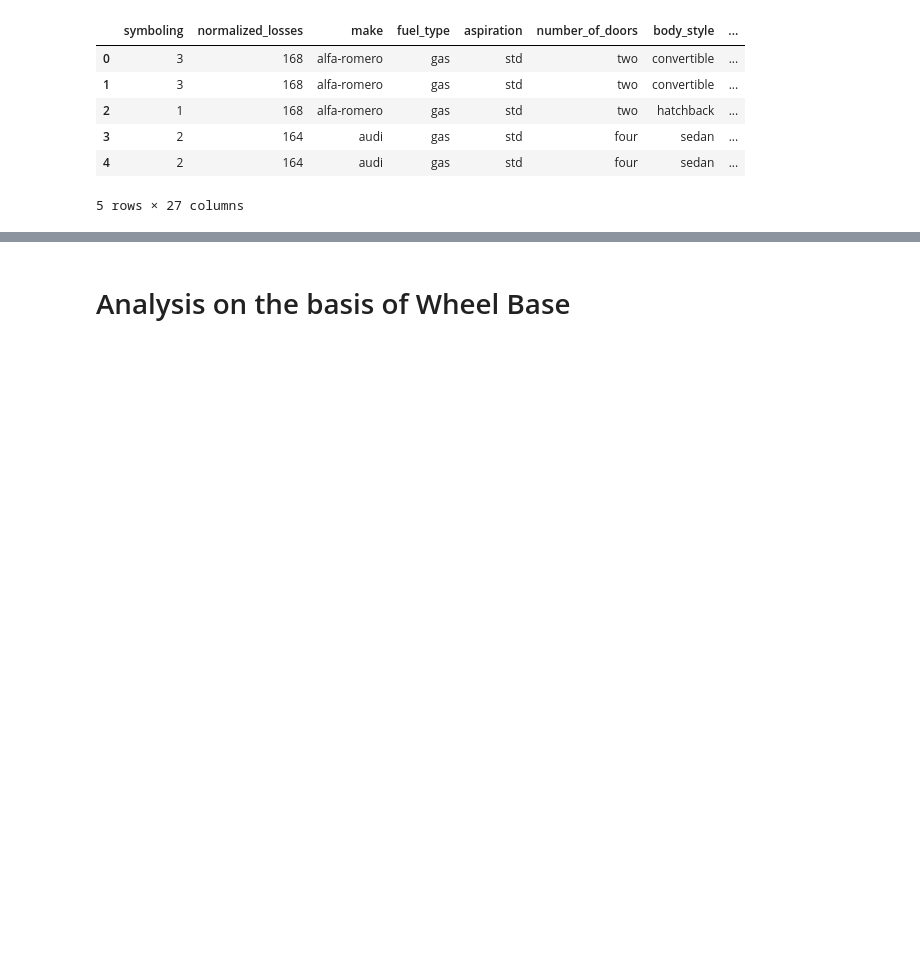
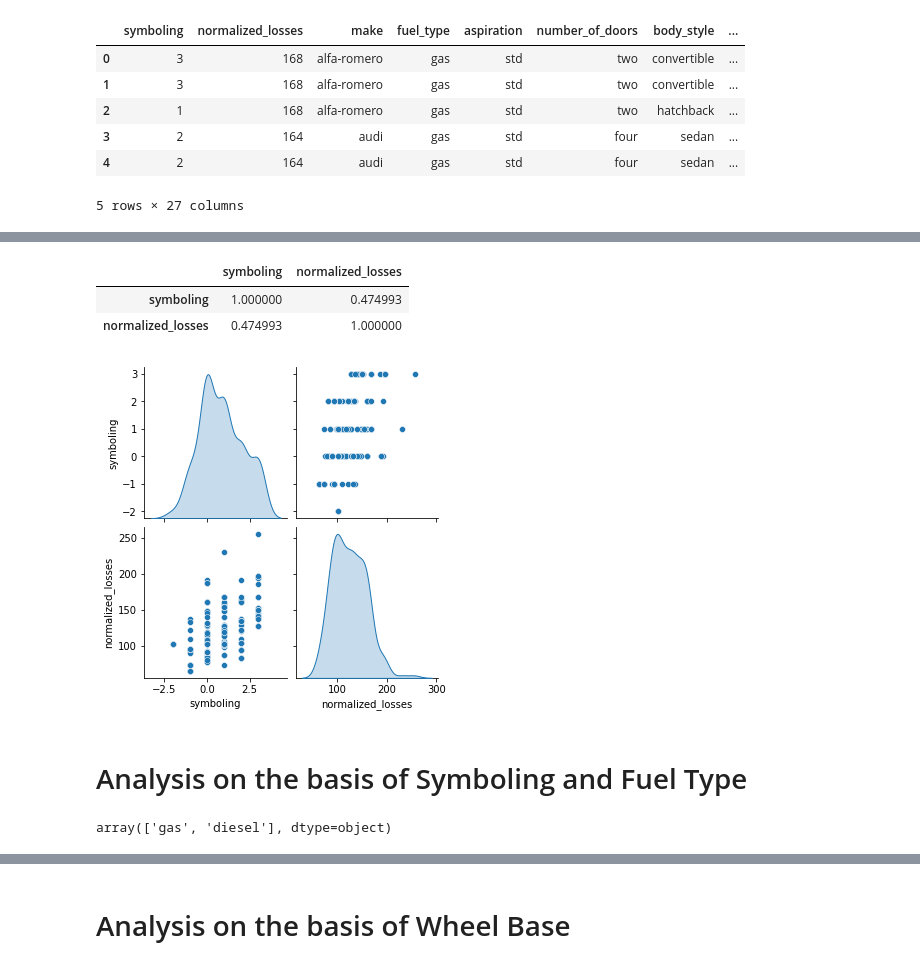
Before and after one commit to aryan-shrivastava09/HenryHarvinDSP, a Jupyter notebook: AutomobileAnalysis.ipynb, the cells around one changed output, grey strips where cells are left out. Drawn from its saved outputs; the diff is of its cells as text; code cells hidden in the pictures; blank space fills up the shorter version.

```diff
--- a/AutomobileAnalysis.ipynb
+++ b/AutomobileAnalysis.ipynb
@@ -75,0 +90,17 @@ df.head()
+# %%
+df[['symboling', 'normalized_losses']].corr()
+# %% [output]
+|  | symboling | normalized_losses |
+| symboling | 1.000000 | 0.474993 |
+| normalized_losses | 0.474993 | 1.000000 |
+# %%
+pp = sb.pairplot(df[['symboling', 'normalized_losses']], diag_kind= 'kde', );
+# %% [output]
+[figure, added]
+# %% [markdown]
+# Analysis on the basis of Symboling and Fuel Type
+# %%
+# Is a particular fuel_type more risky than other?
+df.fuel_type.unique()
+# %% [output]
+array(['gas', 'diesel'], dtype=object)
```
Also changed, not shown: parts of 11 cells of this notebook, 4 other files.
